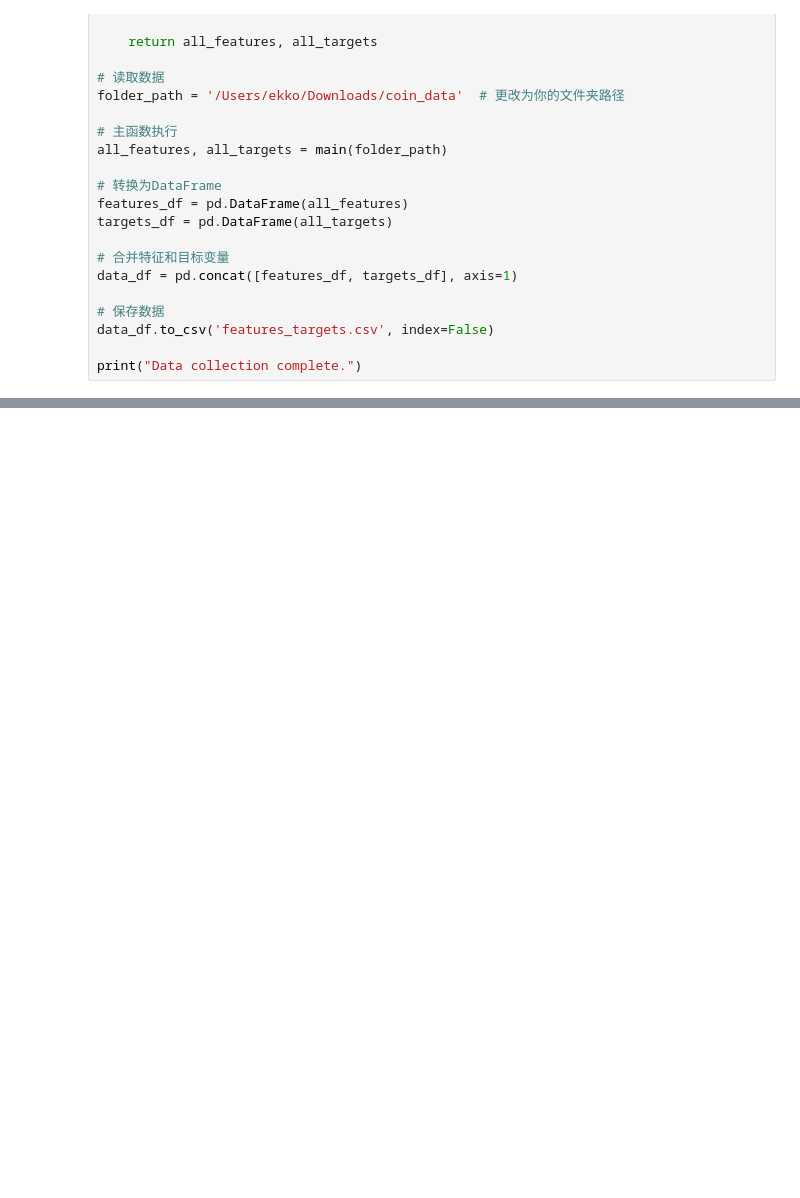
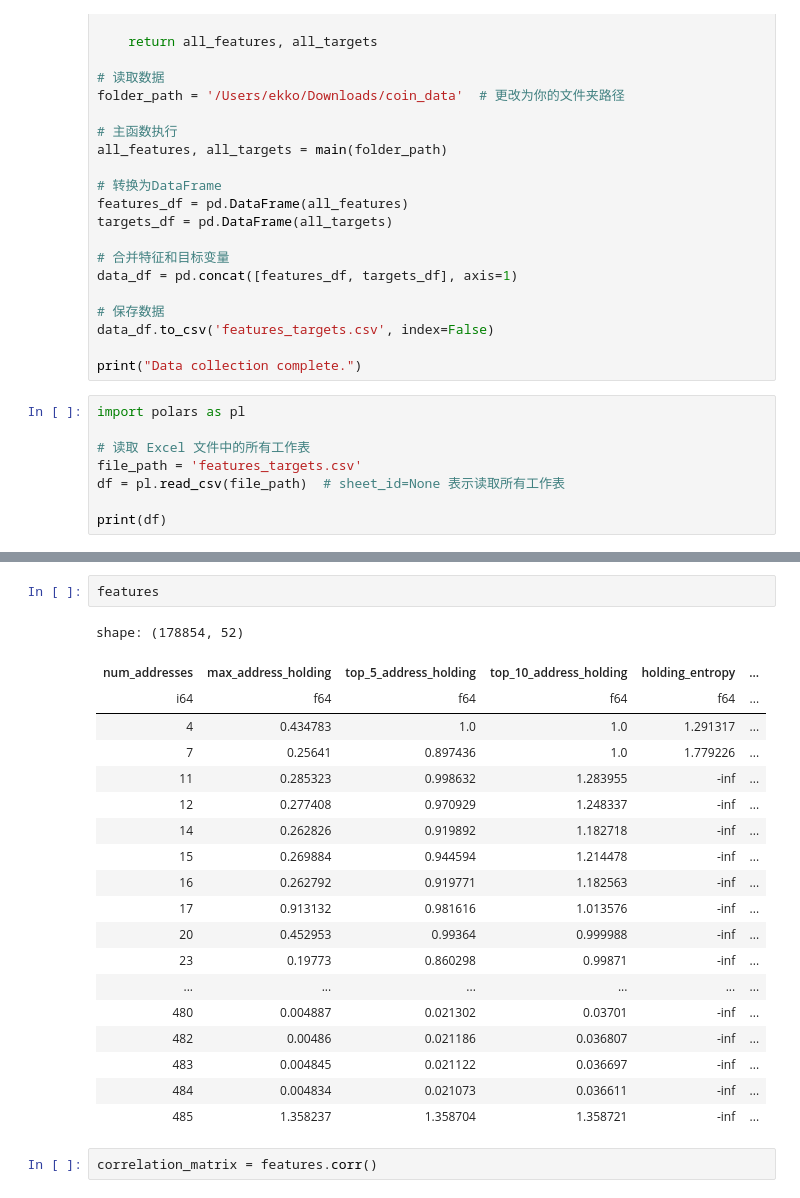
Before and after one commit to aMagicNeko/shitcoin, a Jupyter notebook: shitcoin_analysis/anlysis.ipynb, the cells around one changed output, grey strips where cells are left out. Drawn from its saved outputs; the diff is of its cells as text; blank space fills up the shorter version.

Commit message:
use polars

```diff
--- a/shitcoin_analysis/anlysis.ipynb
+++ b/shitcoin_analysis/anlysis.ipynb
@@ -38,3 +38,11 @@ data_df = pd.concat([features_df, targets_df], axis=1)
 data_df.to_csv('features_targets.csv', index=False)
 
 print("Data collection complete.")
+# %%
+import polars as pl
+
+# 读取 Excel 文件中的所有工作表
+file_path = 'features_targets.csv'
+df = pl.read_csv(file_path)  # sheet_id=None 表示读取所有工作表
+
+print(df)
@@ -40,0 +240,24 @@ print("Data collection complete.")
+# %%
+features
+# %% [output]
+shape: (178854, 52)
+| num_addresses | max_address_holding | top_5_address_holding | top_10_address_holding | holding_entropy | ... |
+| i64 | f64 | f64 | f64 | f64 | ... |
+| 4 | 0.434783 | 1.0 | 1.0 | 1.291317 | ... |
+| 7 | 0.25641 | 0.897436 | 1.0 | 1.779226 | ... |
+| 11 | 0.285323 | 0.998632 | 1.283955 | -inf | ... |
+| 12 | 0.277408 | 0.970929 | 1.248337 | -inf | ... |
+| 14 | 0.262826 | 0.919892 | 1.182718 | -inf | ... |
+| 15 | 0.269884 | 0.944594 | 1.214478 | -inf | ... |
+| 16 | 0.262792 | 0.919771 | 1.182563 | -inf | ... |
+| 17 | 0.913132 | 0.981616 | 1.013576 | -inf | ... |
+| 20 | 0.452953 | 0.99364 | 0.999988 | -inf | ... |
+| 23 | 0.19773 | 0.860298 | 0.99871 | -inf | ... |
+| ... | ... | ... | ... | ... | ... |
+| 480 | 0.004887 | 0.021302 | 0.03701 | -inf | ... |
+| 482 | 0.00486 | 0.021186 | 0.036807 | -inf | ... |
+| 483 | 0.004845 | 0.021122 | 0.036697 | -inf | ... |
+| 484 | 0.004834 | 0.021073 | 0.036611 | -inf | ... |
+| 485 | 1.358237 | 1.358704 | 1.358721 | -inf | ... |
+# %%
+correlation_matrix = features.corr()
```
Also changed, not shown: parts of 7 cells of this notebook, 1 other file.
